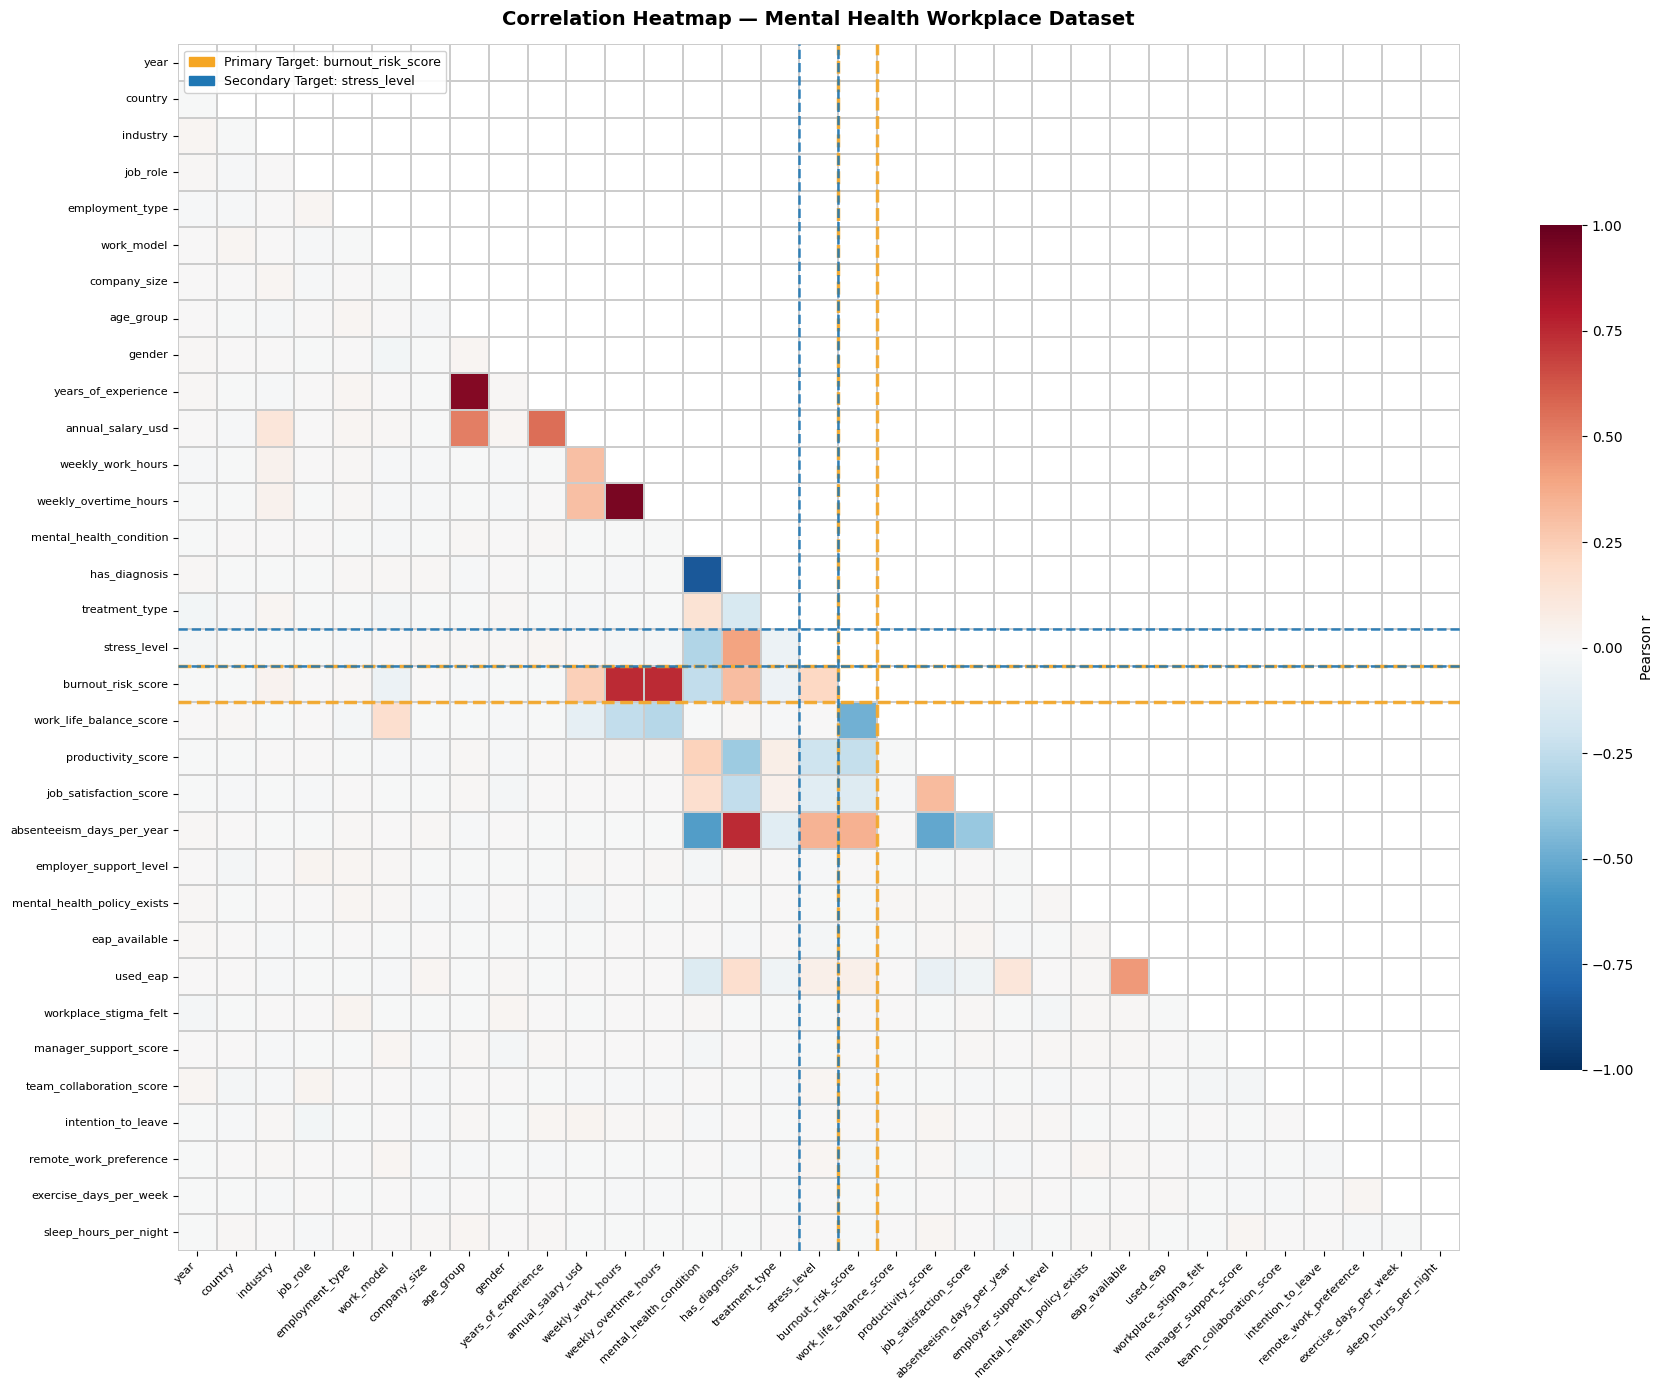
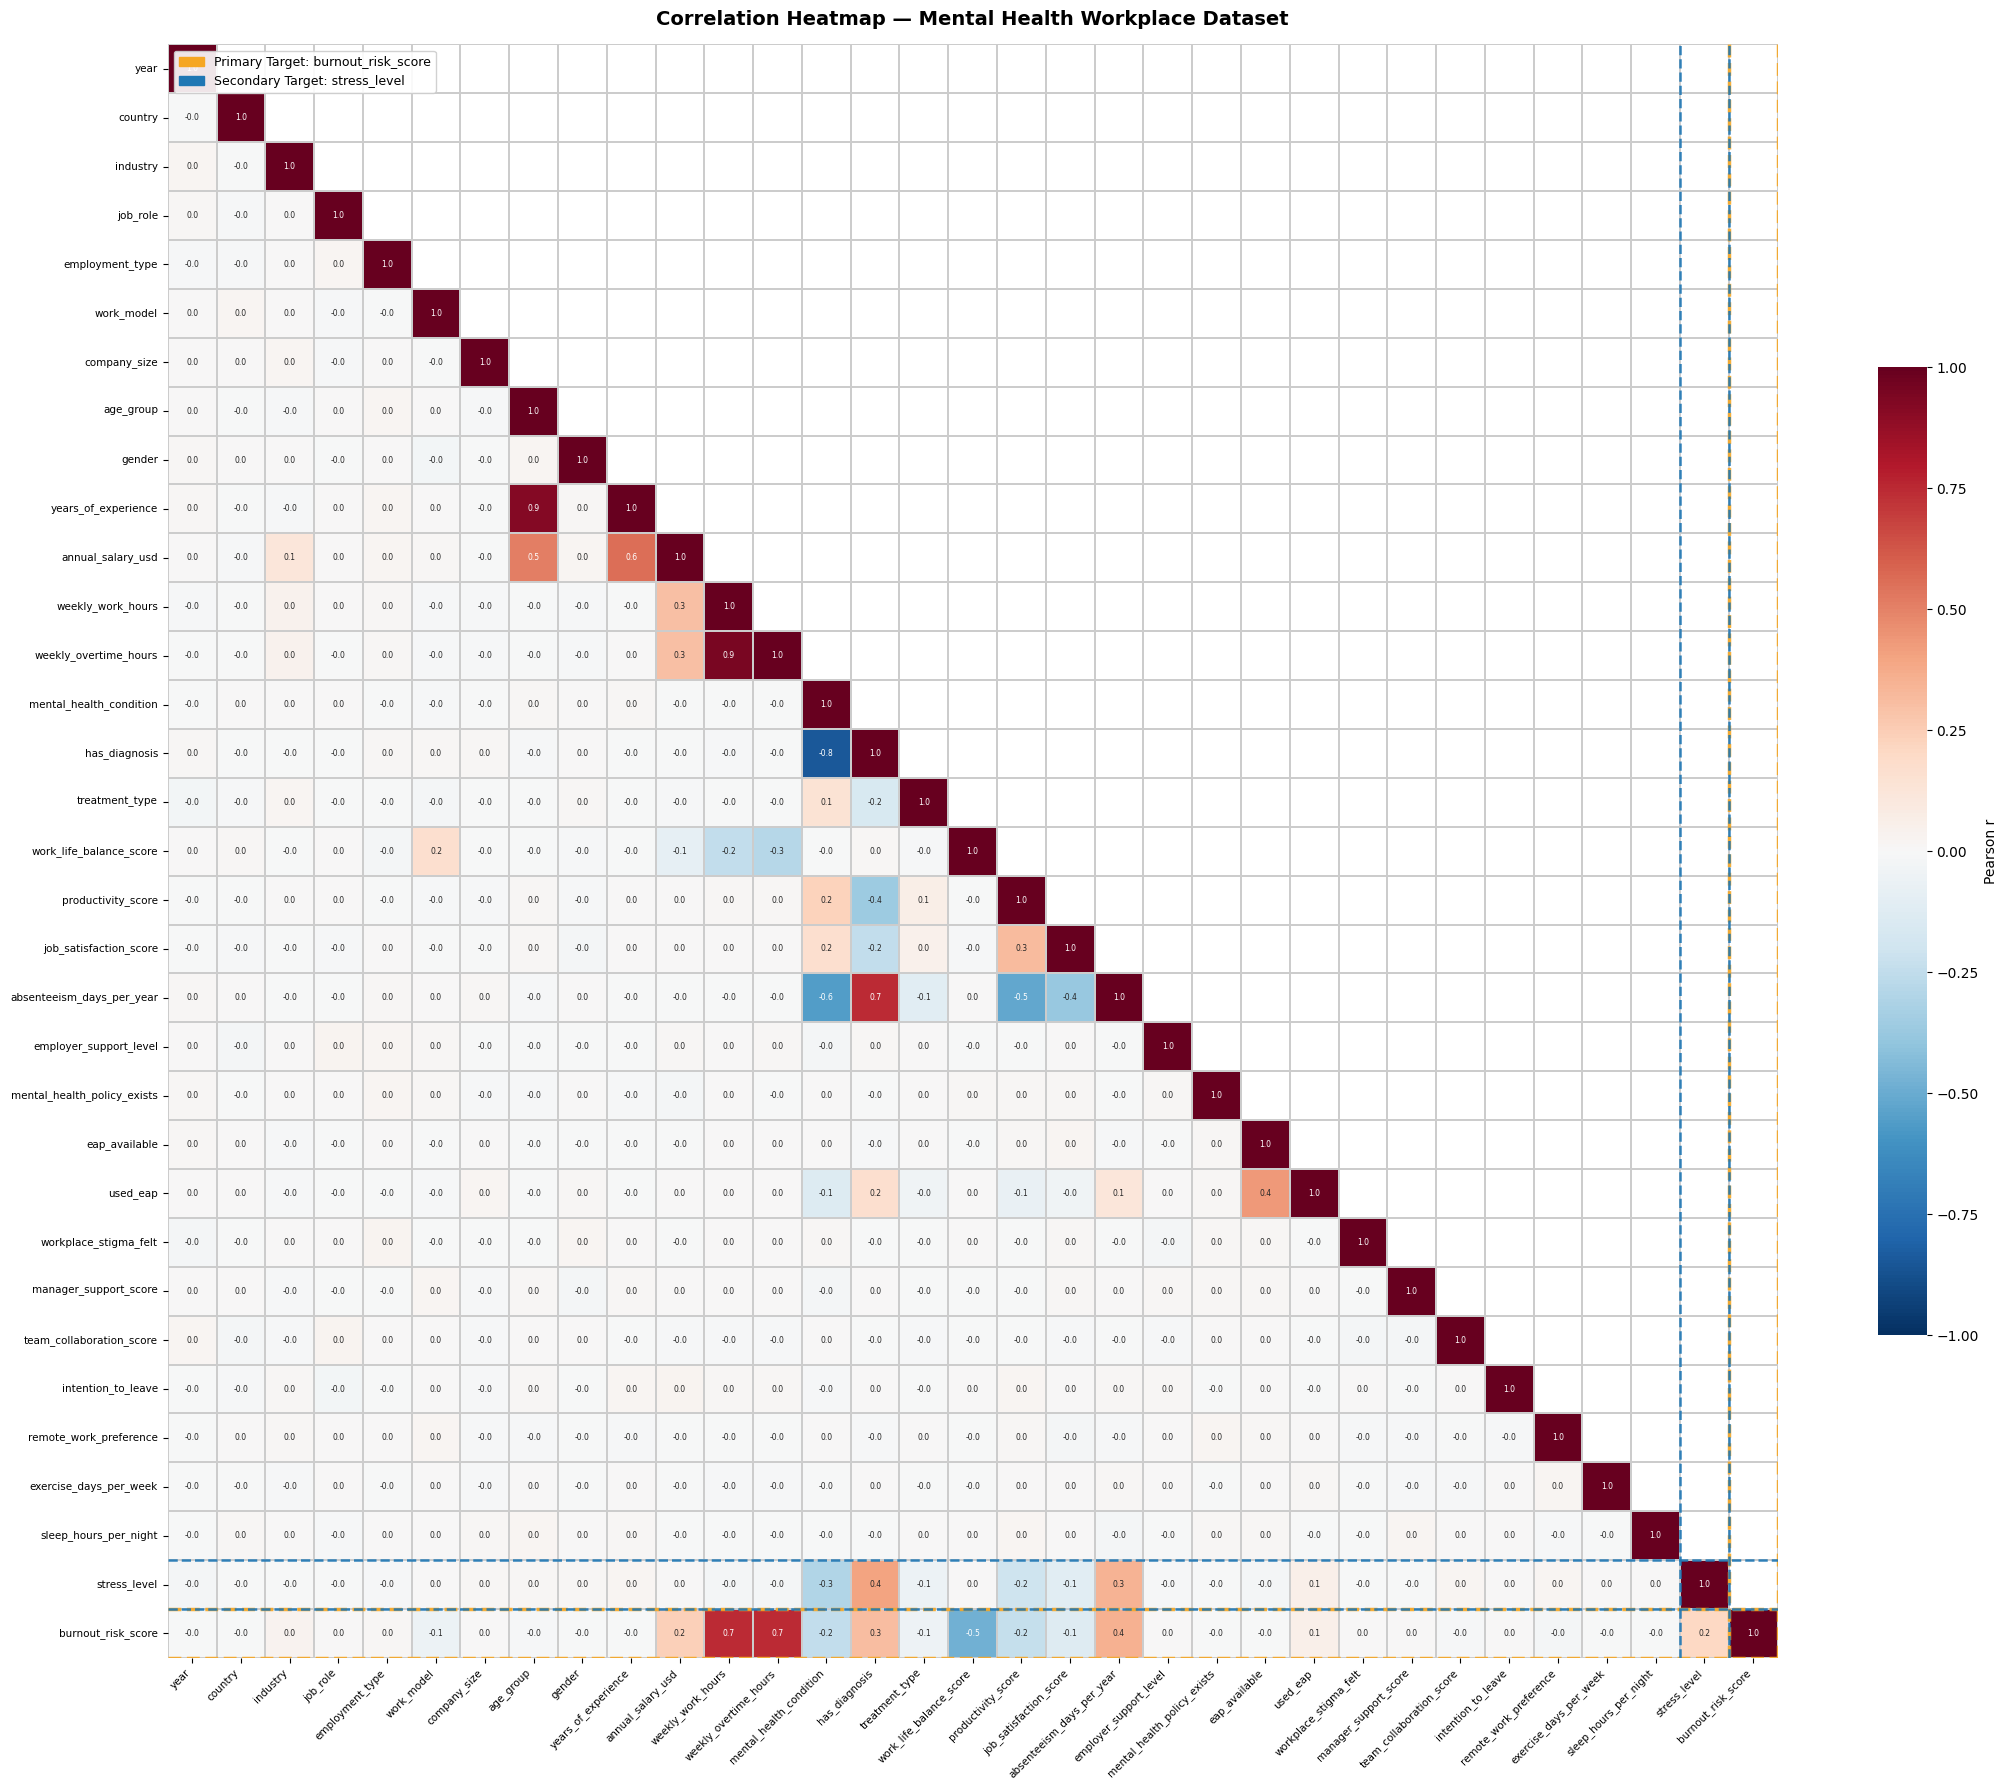
Unified diff of the notebook cell whose output changed from the first chart to the second:
--- before
+++ after
@@ -1,13 +1,21 @@
-#  ── Correlation matrix ─────────────────────────────────────────────────────────
+# ── Reorder columns: targets go LAST ──────────────────────────────────────────
 TARGET           = 'burnout_risk_score'   # PRIMARY  (orange)
 SECONDARY_TARGET = 'stress_level'         # SECONDARY (blue)
 
+targets = [SECONDARY_TARGET, TARGET]      # secondary first, primary last
+feature_cols = [c for c in df_enc.columns if c not in targets]
+ordered_cols = feature_cols + targets     # features ... stress_level ... burnout_risk_score
+
+df_enc = df_enc[ordered_cols]
+
+# ── Correlation matrix ─────────────────────────────────────────────────────────
 corr = df_enc.corr()
 cols_list = corr.columns.tolist()
 
+# Upper triangle mask (so targets at the end are fully visible as the last ROW)
 mask = np.zeros_like(corr, dtype=bool)
-mask[np.triu_indices_from(mask)] = True
+mask[np.triu_indices_from(mask, k=1)] = True   # mask above diagonal only
 
-fig, ax = plt.subplots(figsize=(18, 14))
+fig, ax = plt.subplots(figsize=(22, 18))
 
 sns.heatmap(
@@ -18,23 +26,24 @@
     center=0,
     vmin=-1, vmax=1,
-    annot=False,
+    annot=True,                      # show values in each cell
+    fmt='.1f',                       # 1 decimal place
+    annot_kws={'size': 5.5},
     linewidths=0.3,
     linecolor='#cccccc',
-    cbar_kws={'shrink': 0.7, 'label': 'Pearson r'},
+    cbar_kws={'shrink': 0.6, 'label': 'Pearson r'},
 )
 
 ax.set_title('Correlation Heatmap — Mental Health Workplace Dataset',
              fontsize=14, fontweight='bold', pad=14)
-ax.set_xticklabels(ax.get_xticklabels(), rotation=45, ha='right', fontsize=8)
-ax.set_yticklabels(ax.get_yticklabels(), rotation=0, fontsize=8)
+ax.set_xticklabels(ax.get_xticklabels(), rotation=45, ha='right', fontsize=7.5)
+ax.set_yticklabels(ax.get_yticklabels(), rotation=0, fontsize=7.5)
 
-# Highlight target variables
+# ── Highlight target rows ──────────────────────────────────────────────────────
 for target, color, lw in [(TARGET, '#f5a623', 2.5), (SECONDARY_TARGET, '#1f77b4', 1.8)]:
-    if target in cols_list:
-        idx = cols_list.index(target)
-        ax.axvline(x=idx,     color=color, lw=lw, linestyle='--', alpha=0.9)
-        ax.axvline(x=idx + 1, color=color, lw=lw, linestyle='--', alpha=0.9)
-        ax.axhline(y=idx,     color=color, lw=lw, linestyle='--', alpha=0.9)
-        ax.axhline(y=idx + 1, color=color, lw=lw, linestyle='--', alpha=0.9)
+    idx = cols_list.index(target)
+    ax.axhline(y=idx,     color=color, lw=lw, linestyle='--', alpha=0.9)
+    ax.axhline(y=idx + 1, color=color, lw=lw, linestyle='--', alpha=0.9)
+    ax.axvline(x=idx,     color=color, lw=lw, linestyle='--', alpha=0.9)
+    ax.axvline(x=idx + 1, color=color, lw=lw, linestyle='--', alpha=0.9)
 
 patches = [

Commit: correaltional matrix changes